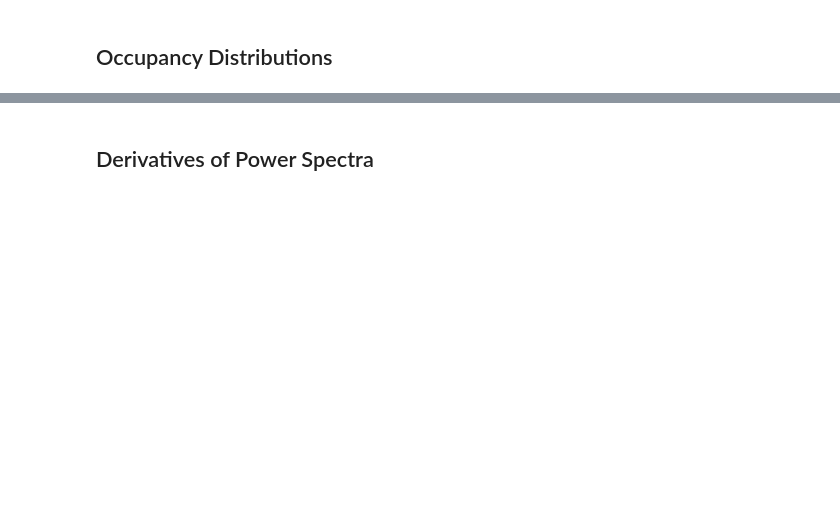
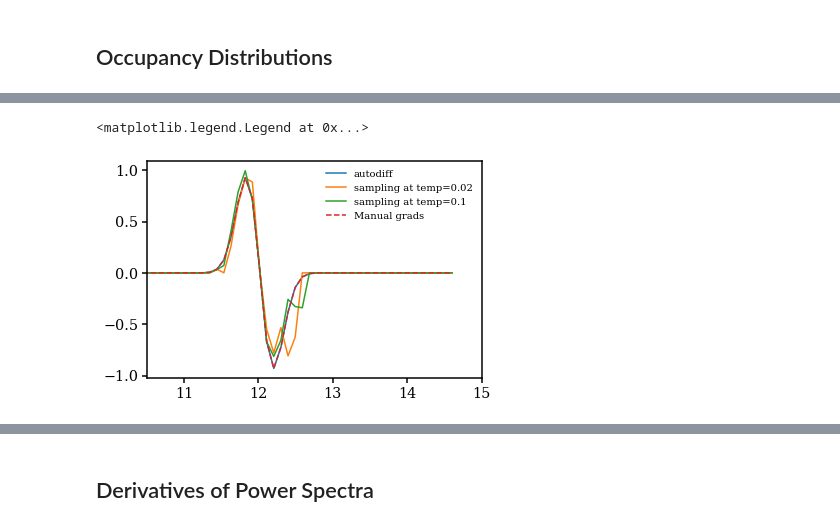
Before and after one commit to DifferentiableUniverseInitiative/DHOD, a Jupyter notebook: nb/Zheng2007_demo.ipynb, the cells around one changed output, grey strips where cells are left out. Saved outputs shown, nothing was run; the diff lists cells and outputs as text; code cells hidden in the pictures; blank space fills up the shorter version.

```diff
--- a/nb/Zheng2007_demo.ipynb
+++ b/nb/Zheng2007_demo.ipynb
@@ -374,0 +370,11 @@ def dnsatdlogM1(M):
+# %%
+plot(mass, grad_ncen_sigma(mass), label='autodiff')
+plot(mass, cen_array[1][:,1], label='sampling at temp=0.02')
+plot(mass, cen_array[2][:,1], label='sampling at temp=0.1')
+plot(mass, dncendsigma(mass),"--", label='Manual grads')
+xlim(10.5,15)
+#yscale('symlog', linthresh=0.0010)
+legend()
+# %% [output]
+<matplotlib.legend.Legend at 0x...>
+[figure, added]
```
Also changed, not shown: parts of 15 cells of this notebook.
